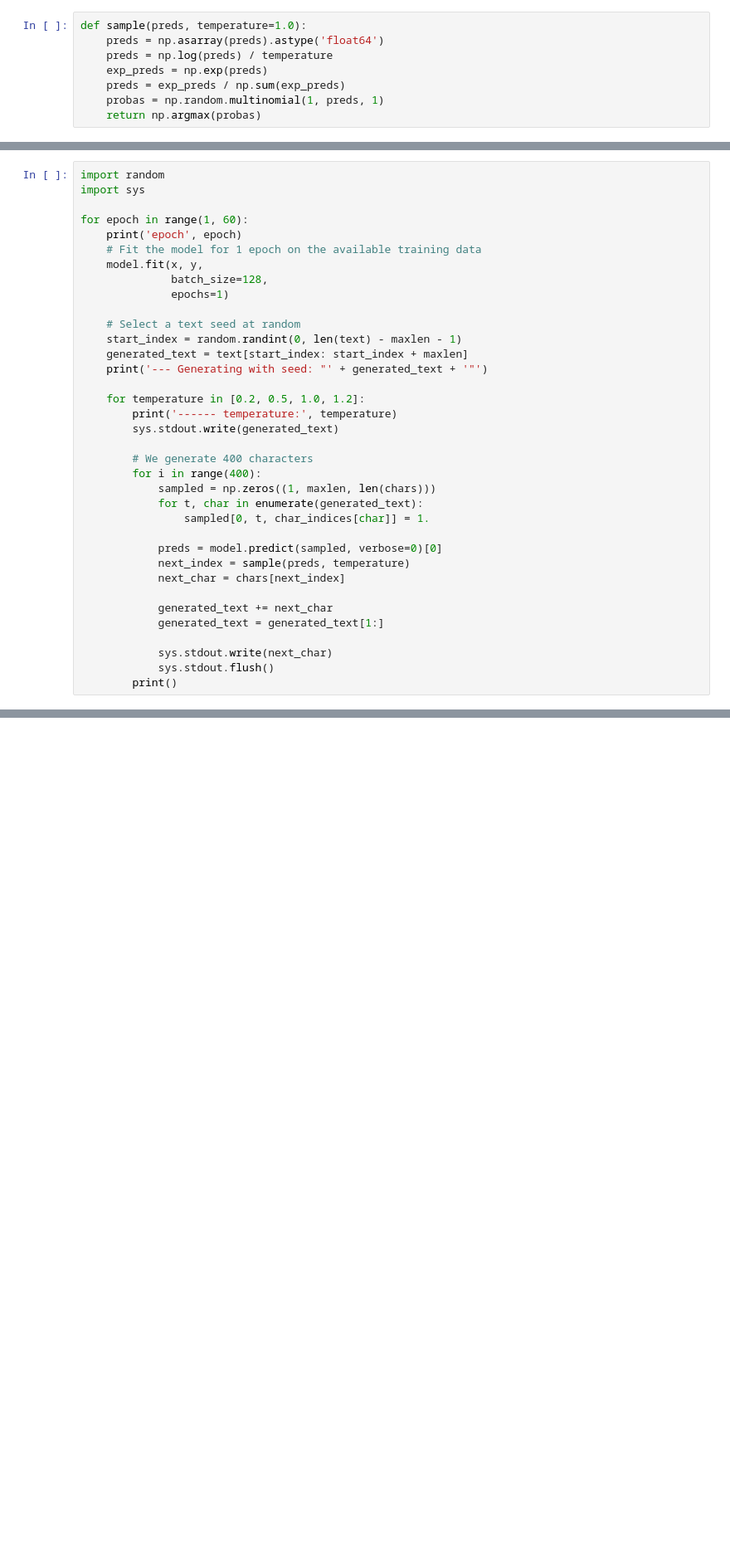
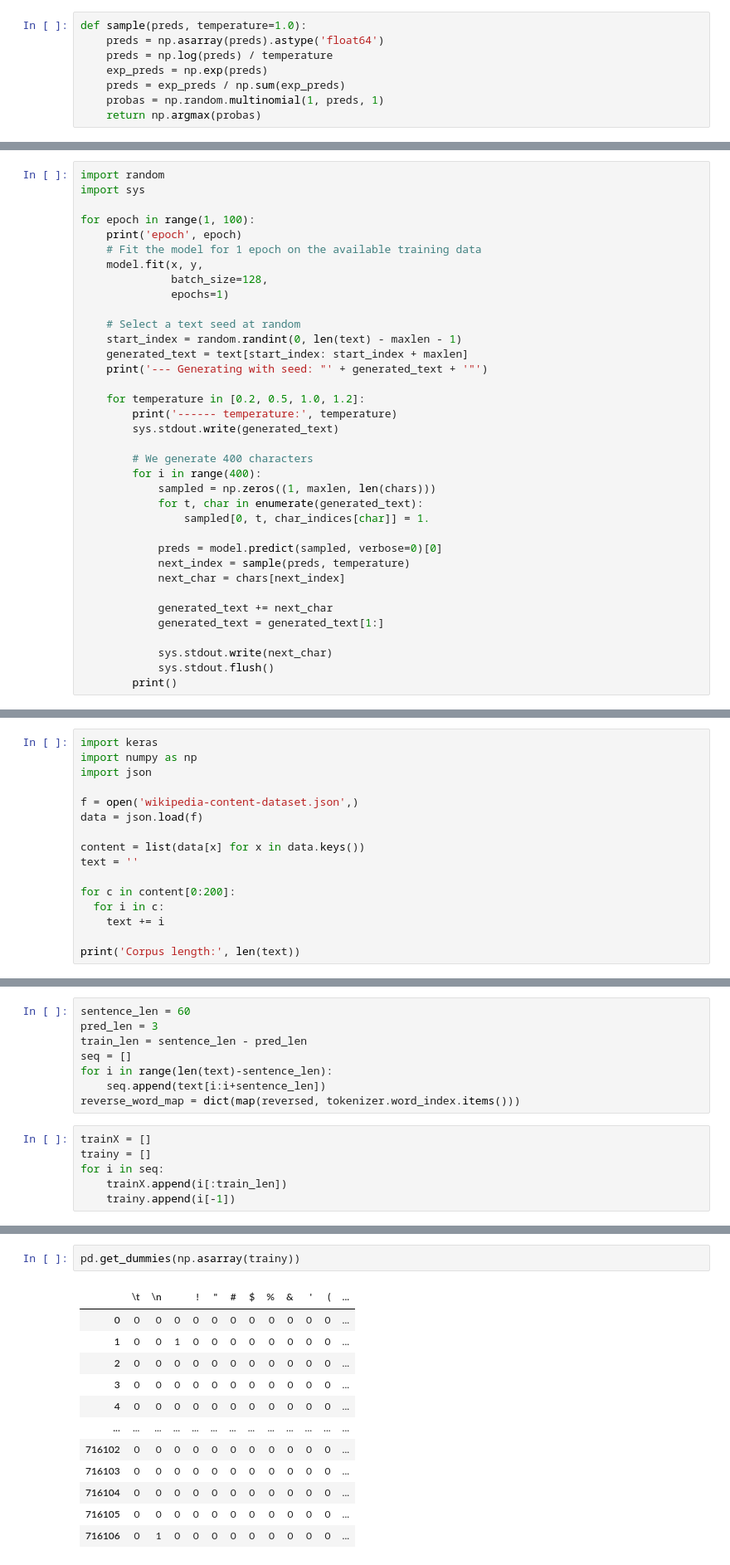
Before and after one commit to vicotrbb/data_science, a Jupyter notebook: projects/wikipedia-nlp/poc_wikipedia_nlp_LSTM.ipynb, the cells around one changed output, grey strips where cells are left out. Shown at 83% size. Drawn from its saved outputs; the diff is of its cells as text; blank space fills up the shorter version.

```diff
--- a/projects/wikipedia-nlp/poc_wikipedia_nlp_LSTM.ipynb
+++ b/projects/wikipedia-nlp/poc_wikipedia_nlp_LSTM.ipynb
@@ -138,7 +171,7 @@ temperature in the sampling strategy.
 import random
 import sys
 
-for epoch in range(1, 60):
+for epoch in range(1, 100):
     print('epoch', epoch)
     # Fit the model for 1 epoch on the available training data
     model.fit(x, y,
@@ -191,0 +229,16 @@ KeyboardInterrupt: ignored
+# %%
+import keras
+import numpy as np
+import json
+
+f = open('wikipedia-content-dataset.json',)
+data = json.load(f)
+
+content = list(data[x] for x in data.keys())
+text = ''
+
+for c in content[0:200]:
+  for i in c:
+    text += i
+
+print('Corpus length:', len(text))
@@ -191,0 +268,14 @@ KeyboardInterrupt: ignored
+# %%
+sentence_len = 60
+pred_len = 3
+train_len = sentence_len - pred_len
+seq = []
+for i in range(len(text)-sentence_len):
+    seq.append(text[i:i+sentence_len])
+reverse_word_map = dict(map(reversed, tokenizer.word_index.items()))
+# %%
+trainX = []
+trainy = []
+for i in seq:
+    trainX.append(i[:train_len])
+    trainy.append(i[-1])
@@ -191,0 +304,15 @@ KeyboardInterrupt: ignored
+# %%
+pd.get_dummies(np.asarray(trainy))
+# %% [output]
+|  | \t | \n |  | ! | " | # | $ | % | & | ' | ( | ... |
+| 0 | 0 | 0 | 0 | 0 | 0 | 0 | 0 | 0 | 0 | 0 | 0 | ... |
+| 1 | 0 | 0 | 1 | 0 | 0 | 0 | 0 | 0 | 0 | 0 | 0 | ... |
+| 2 | 0 | 0 | 0 | 0 | 0 | 0 | 0 | 0 | 0 | 0 | 0 | ... |
+| 3 | 0 | 0 | 0 | 0 | 0 | 0 | 0 | 0 | 0 | 0 | 0 | ... |
+| 4 | 0 | 0 | 0 | 0 | 0 | 0 | 0 | 0 | 0 | 0 | 0 | ... |
+| ... | ... | ... | ... | ... | ... | ... | ... | ... | ... | ... | ... | ... |
+| 716102 | 0 | 0 | 0 | 0 | 0 | 0 | 0 | 0 | 0 | 0 | 0 | ... |
+| 716103 | 0 | 0 | 0 | 0 | 0 | 0 | 0 | 0 | 0 | 0 | 0 | ... |
+| 716104 | 0 | 0 | 0 | 0 | 0 | 0 | 0 | 0 | 0 | 0 | 0 | ... |
+| 716105 | 0 | 0 | 0 | 0 | 0 | 0 | 0 | 0 | 0 | 0 | 0 | ... |
+| 716106 | 0 | 1 | 0 | 0 | 0 | 0 | 0 | 0 | 0 | 0 | 0 | ... |
```
Also changed, not shown: parts of 36 cells of this notebook.
